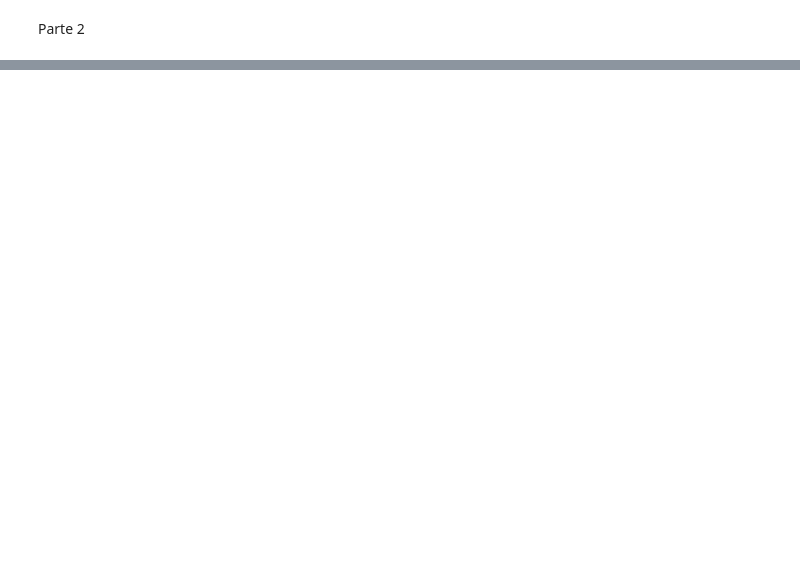
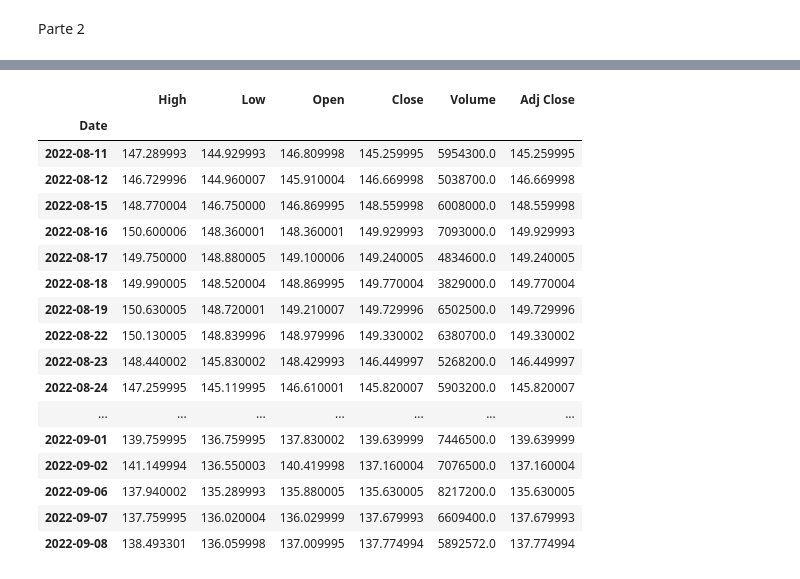
Before and after one commit to rigueti-bruno/Python-for-Finances, a Jupyter notebook: 08-Ferramentas Avançadas do Python/acesssando_dados.ipynb, the cells around one changed output, grey strips where cells are left out. Drawn from its saved outputs; the diff is of its cells as text; code cells hidden in the pictures; blank space fills up the shorter version.

```diff
--- a/08-Ferramentas Avançadas do Python/acesssando_dados.ipynb
+++ b/08-Ferramentas Avançadas do Python/acesssando_dados.ipynb
@@ -51,0 +113,22 @@ Parte 2
+# %%
+# Exibir quantidade específica de linhas finais - 20 linhas:
+PG.tail(20)
+# %% [output]
+|  | High | Low | Open | Close | Volume | Adj Close |
+| Date |  |  |  |  |  |  |
+| 2022-08-11 | 147.289993 | 144.929993 | 146.809998 | 145.259995 | 5954300.0 | 145.259995 |
+| 2022-08-12 | 146.729996 | 144.960007 | 145.910004 | 146.669998 | 5038700.0 | 146.669998 |
+| 2022-08-15 | 148.770004 | 146.750000 | 146.869995 | 148.559998 | 6008000.0 | 148.559998 |
+| 2022-08-16 | 150.600006 | 148.360001 | 148.360001 | 149.929993 | 7093000.0 | 149.929993 |
+| 2022-08-17 | 149.750000 | 148.880005 | 149.100006 | 149.240005 | 4834600.0 | 149.240005 |
+| 2022-08-18 | 149.990005 | 148.520004 | 148.869995 | 149.770004 | 3829000.0 | 149.770004 |
+| 2022-08-19 | 150.630005 | 148.720001 | 149.210007 | 149.729996 | 6502500.0 | 149.729996 |
+| 2022-08-22 | 150.130005 | 148.839996 | 148.979996 | 149.330002 | 6380700.0 | 149.330002 |
+| 2022-08-23 | 148.440002 | 145.830002 | 148.429993 | 146.449997 | 5268200.0 | 146.449997 |
+| 2022-08-24 | 147.259995 | 145.119995 | 146.610001 | 145.820007 | 5903200.0 | 145.820007 |
+| ... | ... | ... | ... | ... | ... | ... |
+| 2022-09-01 | 139.759995 | 136.759995 | 137.830002 | 139.639999 | 7446500.0 | 139.639999 |
+| 2022-09-02 | 141.149994 | 136.550003 | 140.419998 | 137.160004 | 7076500.0 | 137.160004 |
+| 2022-09-06 | 137.940002 | 135.289993 | 135.880005 | 135.630005 | 8217200.0 | 135.630005 |
+| 2022-09-07 | 137.759995 | 136.020004 | 136.029999 | 137.679993 | 6609400.0 | 137.679993 |
+| 2022-09-08 | 138.493301 | 136.059998 | 137.009995 | 137.774994 | 5892572.0 | 137.774994 |
```
Also changed, not shown: parts of 30 cells of this notebook, 2 other files.
